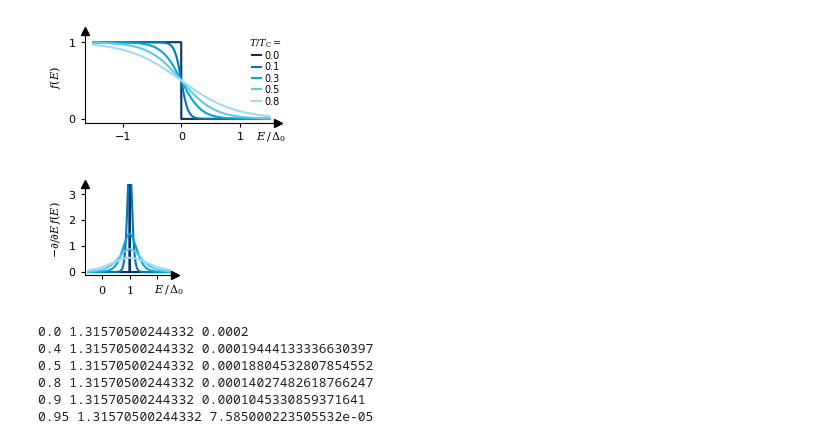
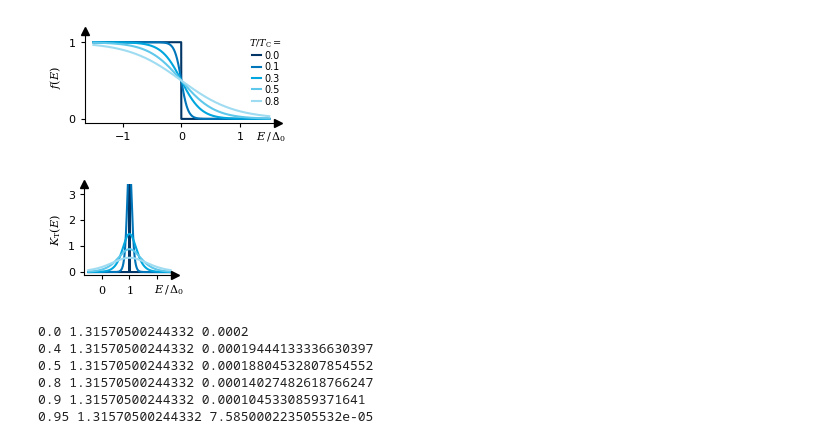
Before and after one commit to schmampf/dissertation, a Jupyter notebook: theory/micro/micro.ipynb, the cells around one changed output. Cells and saved outputs as stored; diff of their text form; code cells hidden in the pictures.

```diff
--- a/theory/micro/micro.ipynb
+++ b/theory/micro/micro.ipynb
@@ -344,35 +346,35 @@ ax.plot(x_lim[0], y_lim[1], "^", color="k", clip_on=False)
 ax.set_xlim(x_lim)
 ax.set_ylim(y_lim)
 
 ax.text(
     x_lim[1] + np.abs(x_lim[1] - x_lim[0]) / 10,
     (y_lim[0] - y_lim[1]) / 8,
     "$E\\,/\\,\\Delta_0$",
     ha="right",
     va="top",
     fontsize=8,
 )
-ax.set_ylabel("$-\\partial/\\partial E\\, f(E)$")
+ax.set_ylabel("$K_\\mathrm{T}(E)$")
 
 
 # ax.legend(
 #     title=r"$T/T_\mathrm{C} = $",
 #     handlelength=1.0,
 #     loc="upper right",
 #     frameon=False,
 #     fontsize=7,
 #     title_fontsize=7,
 #     bbox_to_anchor=(1.25, 1.15),
 #     borderpad=0.1,  # reduces padding inside the legend box
 #     labelspacing=0.3,  # reduces vertical spacing between items
 #     handletextpad=0.3,  # reduces spacing between line and label
 # )
 
 fig.tight_layout(pad=0.1)
 fig.savefig("fermi-kernel.pgf")
 fig.savefig("fermi-kernel.pdf")
 # %% [output]
-[figure, old version]
+[figure, new version]
 # %%
 # DOS does not smear with T!
 Delta = 0.2
```
Also changed, not shown: parts of 1 cell of this notebook, 11 other files.
